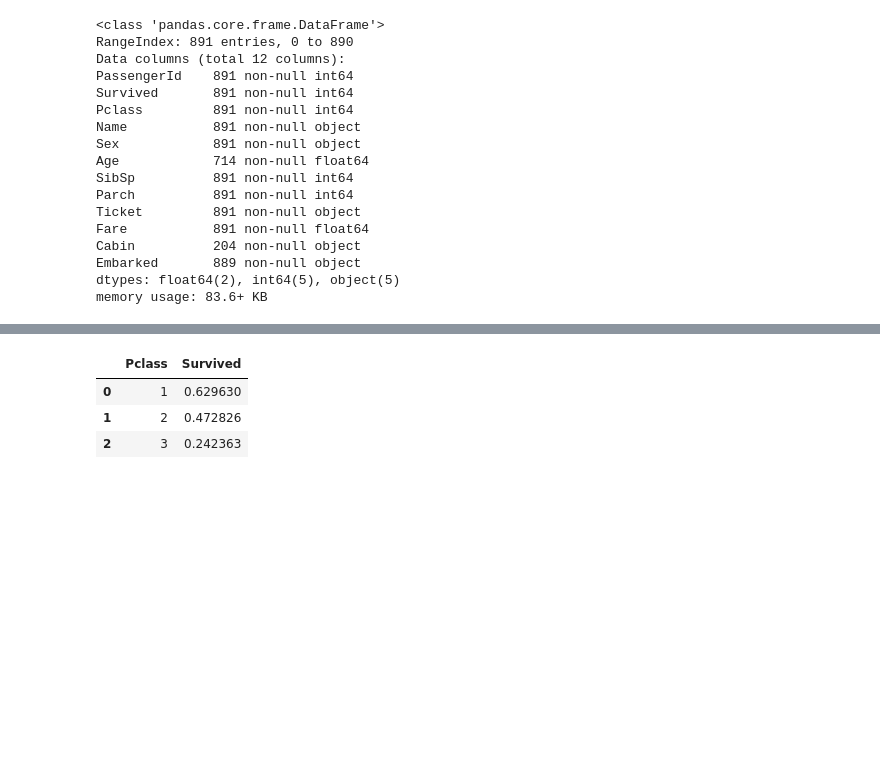
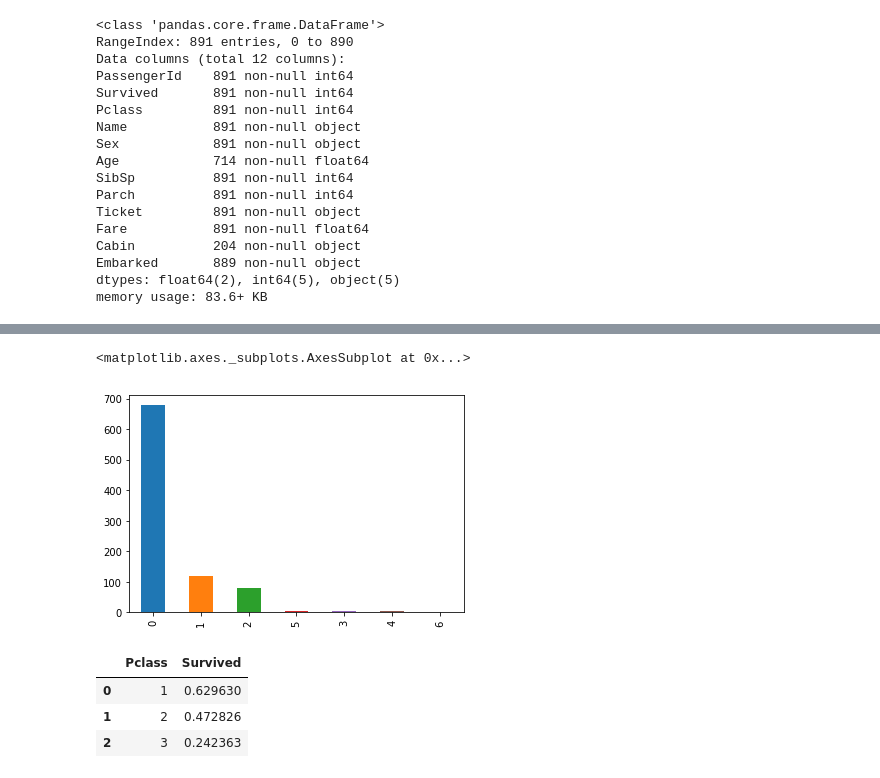
Before and after one commit to yunshuipiao/sw-kaggle, a Jupyter notebook: titanic/01.ipynb, the cells around one changed output, grey strips where cells are left out. Drawn from its saved outputs; the diff is of its cells as text; code cells hidden in the pictures; blank space fills up the shorter version.

```diff
--- a/titanic/01.ipynb
+++ b/titanic/01.ipynb
@@ -295,3 +367,8 @@ dataset_train_tf.describe(include=['O'])
+# %%
+train_df['Parch'].value_counts().plot.bar()
+# %% [output]
+<matplotlib.axes._subplots.AxesSubplot at 0x...>
+[figure, added]
 # %%
 # 下列分析不同特征与存活率的区别
 dataset_train_tf[["Pclass", "Survived"]].groupby(['Pclass'],as_index=False).mean().sort_values(by="Survived", ascending=False)
```
Also changed, not shown: parts of 26 cells of this notebook.
